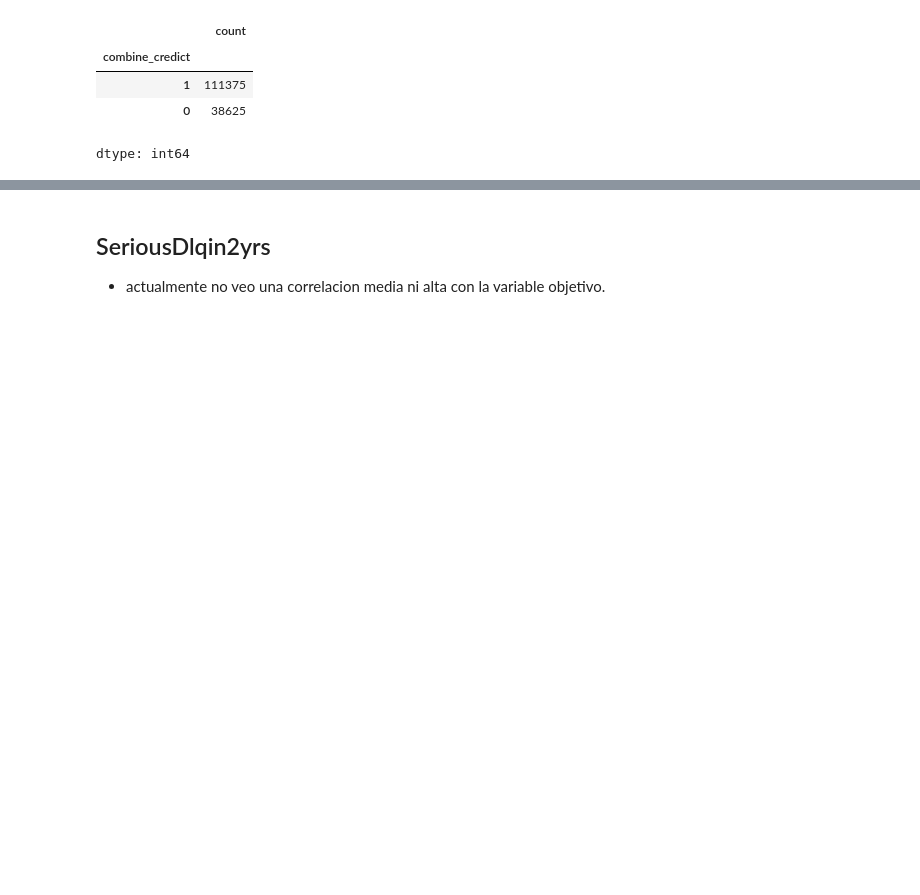
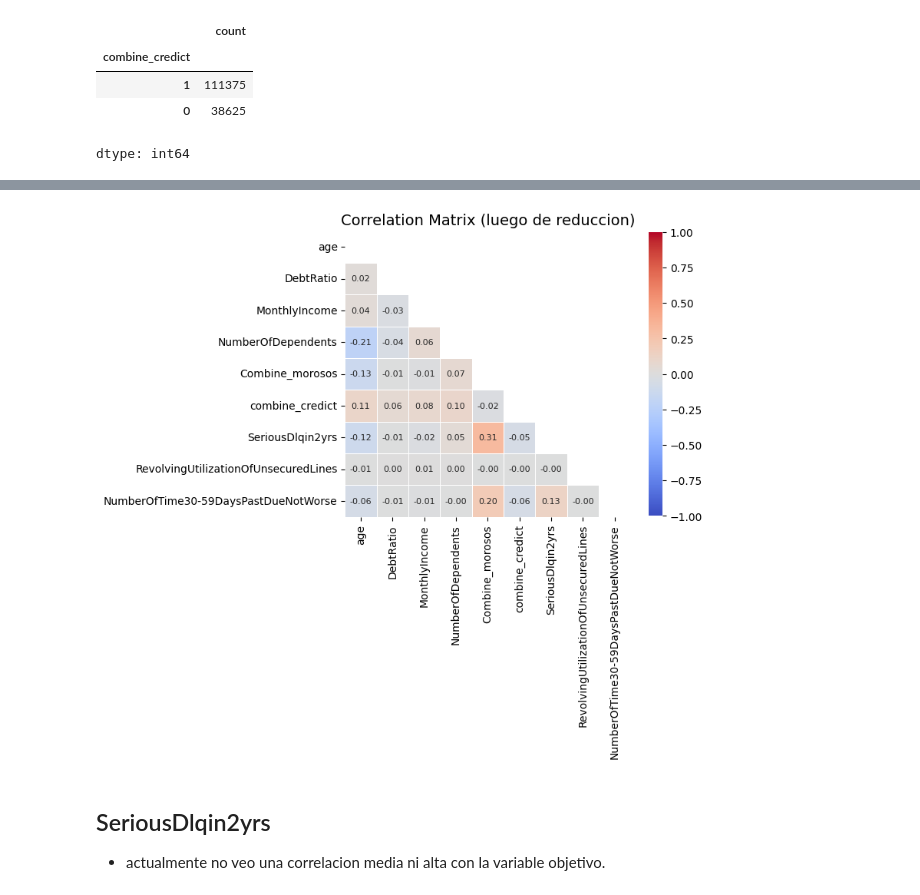
Before and after one commit to THEWACHER1103/analisis_crediticio, a Jupyter notebook: Analisis_crediticio.ipynb, the cells around one changed output, grey strips where cells are left out. Saved outputs shown, nothing was run; the diff lists cells and outputs as text; code cells hidden in the pictures; blank space fills up the shorter version.

```diff
--- a/Analisis_crediticio.ipynb
+++ b/Analisis_crediticio.ipynb
@@ -344,3 +361,27 @@ plt.show()
+# %%
+corr_mod= df_model.corr()
+
+plt.figure(figsize=(6,6))
+mask = np.triu(np.ones_like(corr_mod, dtype=bool))
+sns.heatmap(
+    data=corr_mod,
+    annot=True,
+    fmt=".2f",
+    annot_kws={"size": 8},
+    mask=mask,
+    cmap="coolwarm",
+    center=0,
+    square=True,
+    linewidths=0.5,
+    cbar_kws={"shrink": 0.8},
+    vmin=-1,
+    vmax=1
+)
+
+plt.title('Correlation Matrix (luego de reduccion)', fontsize=14)
+plt.show()
+# %% [output]
+[figure, added]
 # %% [markdown]
 ## SeriousDlqin2yrs
 
```
Also changed, not shown: parts of 12 cells of this notebook.
